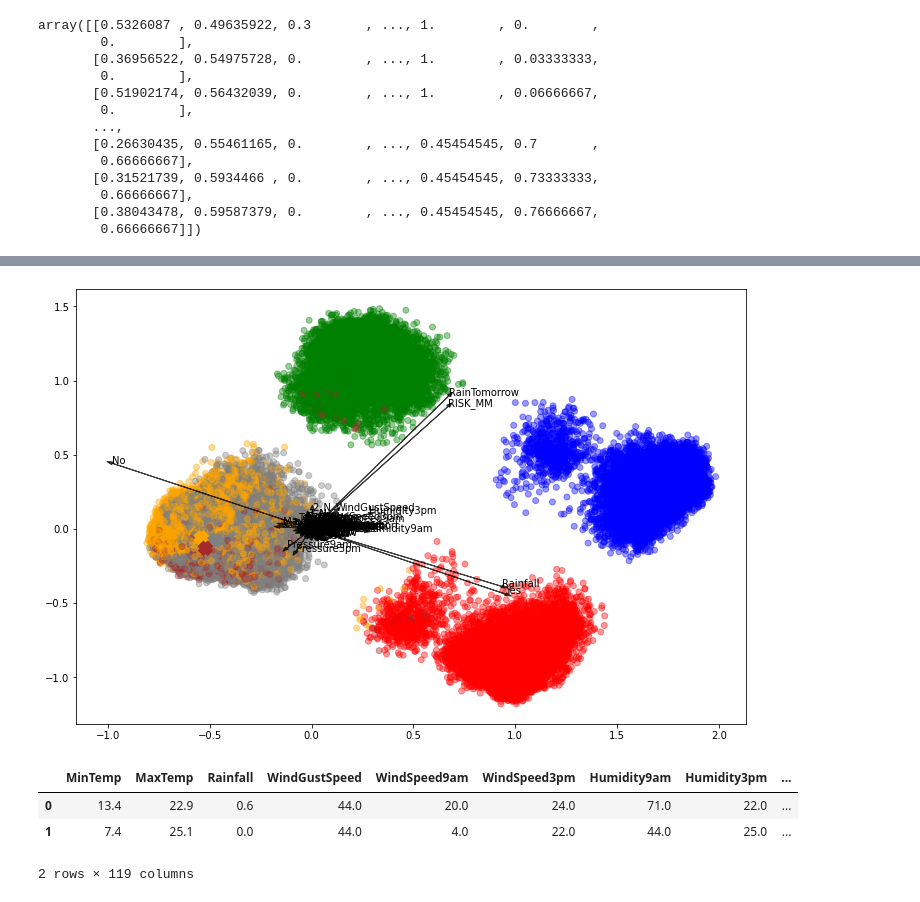
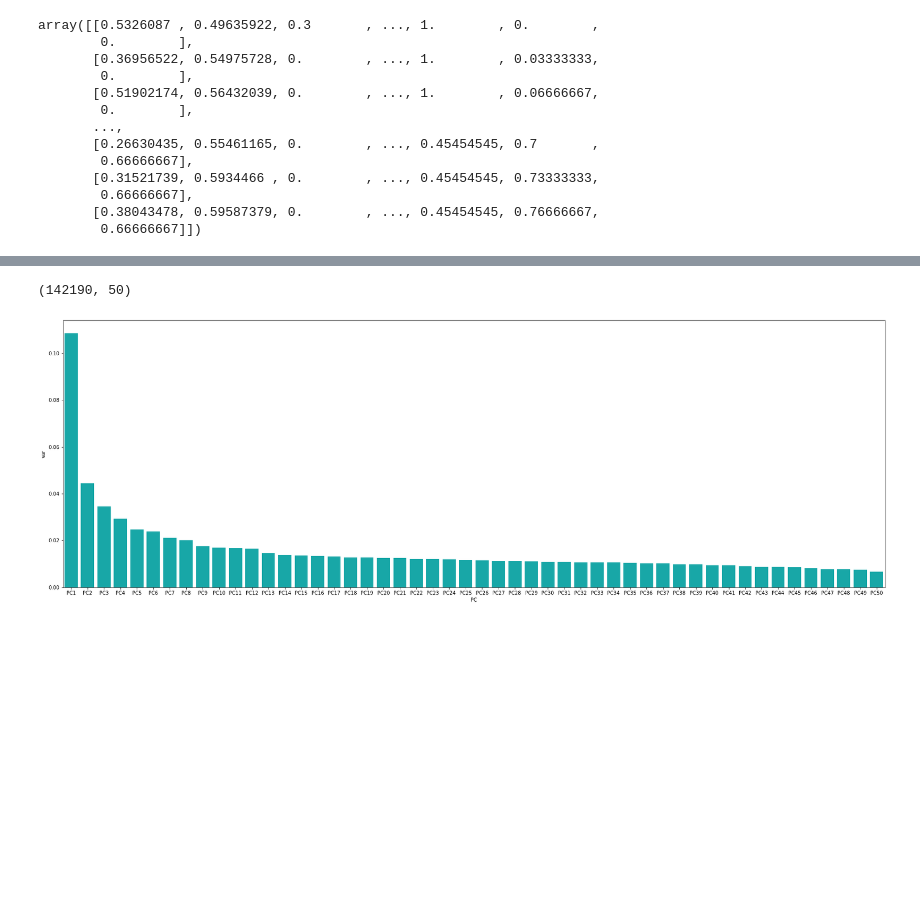
Before and after one commit to DrakiSama/Examen-Mineria-de-Datos, a Jupyter notebook: Actividad 7/EDA-EXAMEN-V5.ipynb, the cells around one changed output, grey strips where cells are left out. Drawn from its saved outputs; the diff is of its cells as text; code cells hidden in the pictures; blank space fills up the shorter version.

```diff
--- a/Actividad 7/EDA-EXAMEN-V5.ipynb
+++ b/Actividad 7/EDA-EXAMEN-V5.ipynb
@@ -683,41 +694,29 @@ pca = modelo_pca.transform(X)
-# %%
-#Se aplicar la reducción de dimsensionalidad a los centroides
-centroides_pca = modelo_pca.transform(centroides)
-
-# Se define los colores de cada clúster
-colores = ['blue', 'red', 'green', 'orange', 'gray', 'brown']
-
-#Se asignan los colores a cada clústeres
-colores_cluster = [colores[etiquetas[i]] for i in range(len(pca))]
-#tamaño del gráfico
-plt.rcParams["figure.figsize"] = (12,8)
-#Se grafica los componentes PCA
-plt.scatter(pca[:, 0], pca[:, 1], c = colores_cluster,
-            marker = 'o',alpha = 0.4)
-
-#Se grafican los centroides
-plt.scatter(centroides_pca[:, 0], centroides_pca[:, 1],
-            marker = 'x', s = 100, linewidths = 8, c = colores)
-
-#Se guardan los datos en una variable para que sea fácil escribir el código
-xvector = modelo_pca.components_[0] * max(pca[:,0])
-yvector = modelo_pca.components_[1] * max(pca[:,1])
-columnas = data_new.columns
-
-#Se grafican los nombres de los clústeres con la distancia del vector
-for i in range(len(columnas)):
-    #Se grafican los vectores
-    plt.arrow(0, 0, xvector[i], yvector[i], color = 'black',
-              width = 0.0005, head_width = 0.02, alpha = 0.75)
-    #Se colocan los nombres
-    plt.text(xvector[i], yvector[i], list(columnas)[i], color='black',
-             alpha=1)
-# %% [output]
-[figure, removed]
-# %%
-data.head(2)
-# %% [output]
-|  | MinTemp | MaxTemp | Rainfall | WindGustSpeed | WindSpeed9am | WindSpeed3pm | Humidity9am | Humidity3pm | ... |
-| 0 | 13.4 | 22.9 | 0.6 | 44.0 | 20.0 | 24.0 | 71.0 | 22.0 | ... |
-| 1 | 7.4 | 25.1 | 0.0 | 44.0 | 4.0 | 22.0 | 44.0 | 25.0 | ... |
-2 rows × 119 columns
+# %%
+from sklearn.preprocessing import MinMaxScaler
+Xtrain = data_escalada.copy()
+Xtest= data_escalada.copy()
+
+scaler = MinMaxScaler()
+
+scaler.fit(Xtrain)
+XtrainSTD = scaler.transform(Xtrain)
+XtestSTD = scaler.transform(Xtest)
+# %%
+pca = PCA(n_components=50) #n = número de componentes
+pca.fit(XtrainSTD)
+XtrainPCA = pca.transform(XtrainSTD)
+XtestPCA = pca.transform(XtestSTD)
+XtrainPCA.shape
+# %% [output]
+(142190, 50)
+# %%
+PC = ['PC1','PC2','PC3','PC4','PC5','PC6','PC7','PC8','PC9','PC10',
+     'PC11','PC12','PC13','PC14','PC15','PC16','PC17','PC18','PC19','PC20',
+     'PC21','PC22','PC23','PC24','PC25','PC26','PC27','PC28','PC29','PC30',
+     'PC31','PC32','PC33','PC34','PC35','PC36','PC37','PC38','PC39','PC40',
+     'PC41','PC42','PC43','PC44','PC45','PC46','PC47','PC48','PC49','PC50']
+pca_df = pd.DataFrame({'var':pca.explained_variance_ratio_, 'PC':PC})
+plt.figure(figsize=(30,10))
+sns.barplot(x='PC',y="var", data=pca_df, color="c");
+# %% [output]
+[figure, added]
```
Also changed, not shown: parts of 27 cells of this notebook, 5 other files.
